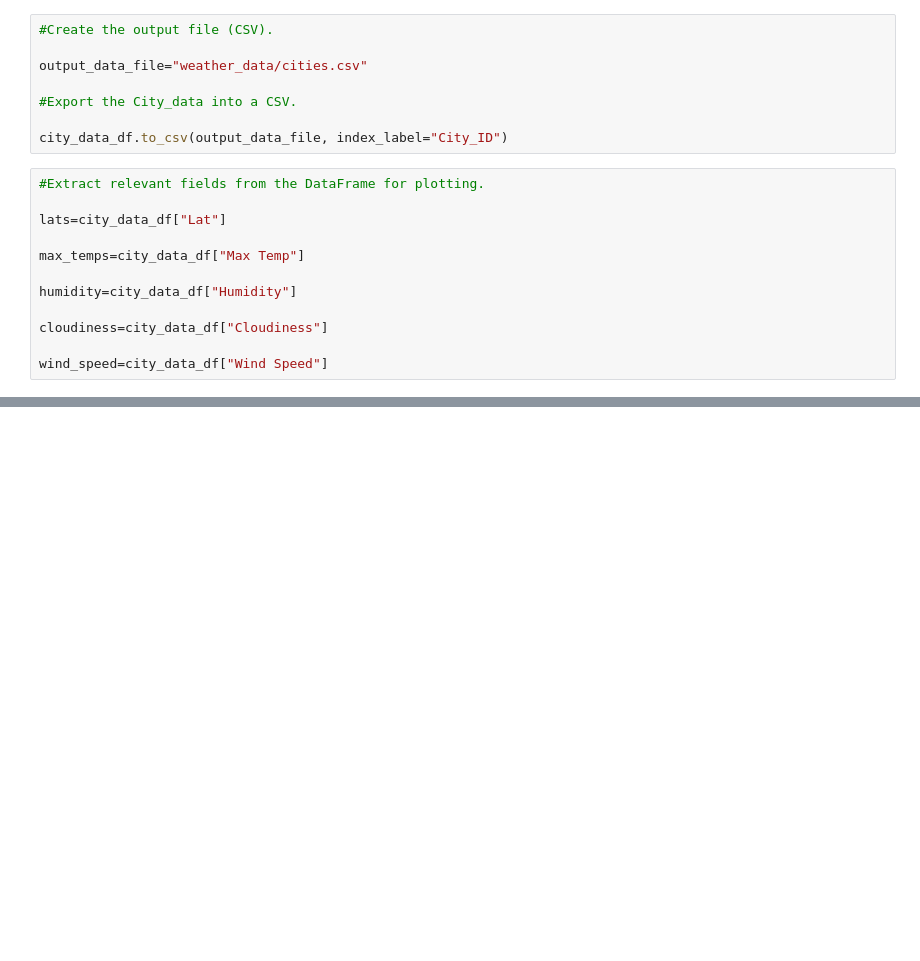
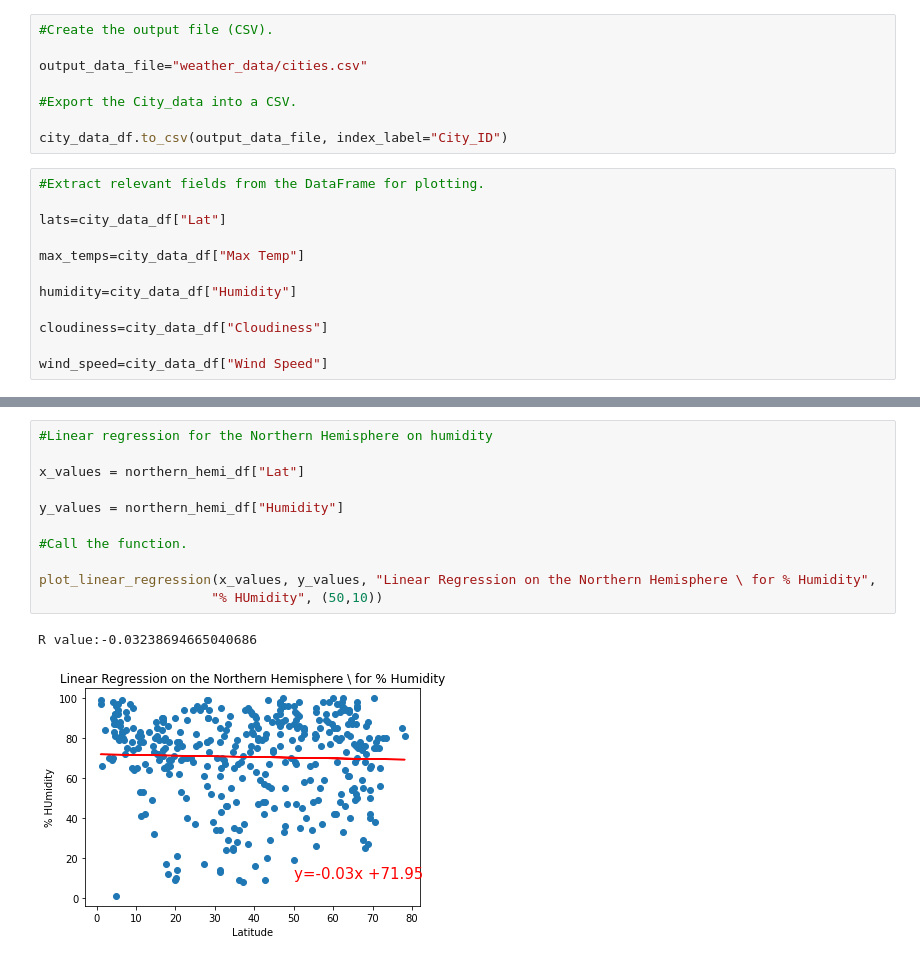
Before and after one commit to DennisdelRioCarbo/World_Weather_Analysis, a Jupyter notebook: WeatherPy.ipynb, the cells around one changed output, grey strips where cells are left out. Saved outputs shown, nothing was run; the diff lists cells and outputs as text; blank space fills up the shorter version.

```diff
--- a/WeatherPy.ipynb
+++ b/WeatherPy.ipynb
@@ -354,0 +432,14 @@ plt.show()
+# %%
+#Linear regression for the Northern Hemisphere on humidity
+
+x_values = northern_hemi_df["Lat"]
+
+y_values = northern_hemi_df["Humidity"]
+
+#Call the function.
+
+plot_linear_regression(x_values, y_values, "Linear Regression on the Northern Hemisphere \ for % Humidity",
+                      "% HUmidity", (50,10))
+# %% [output]
+R value:-0.03238694665040686
+[figure, added]
```
Also changed, not shown: parts of 19 cells of this notebook.
